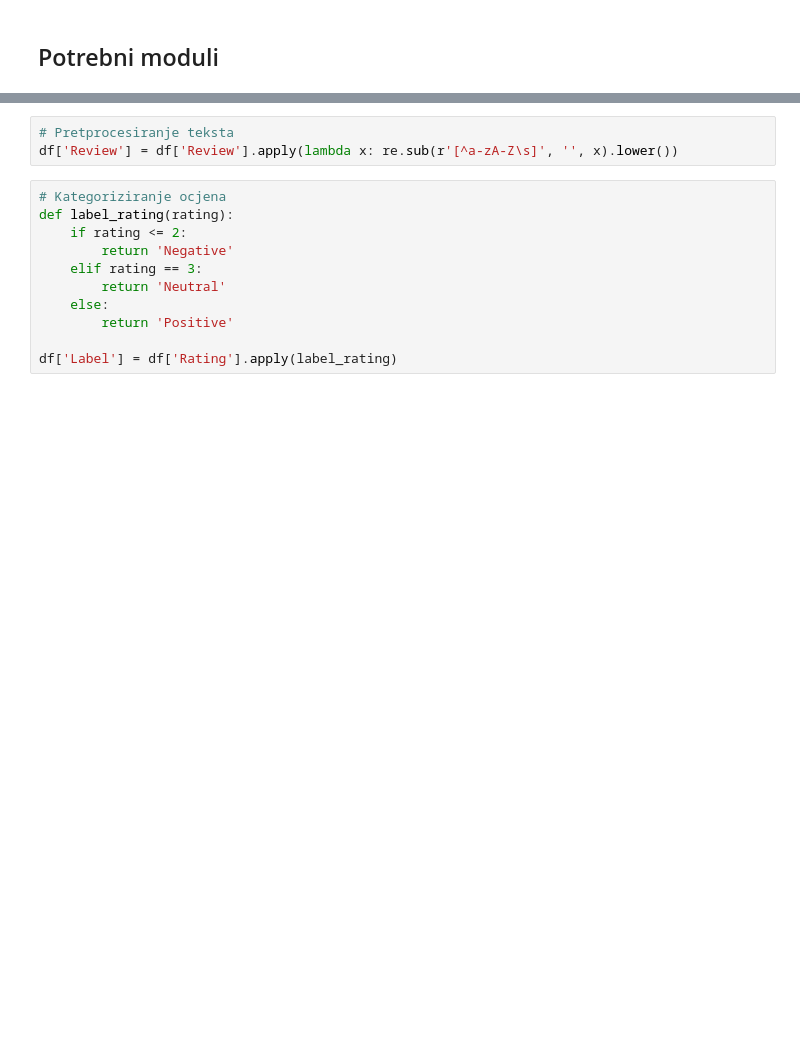
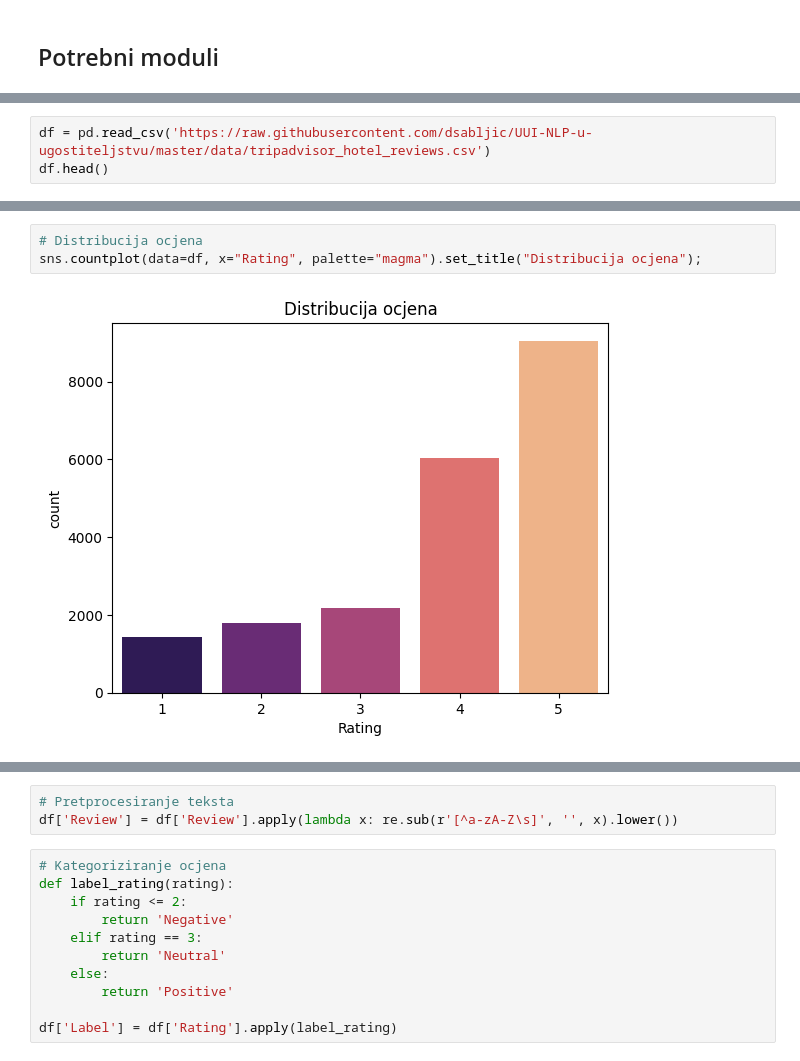
Before and after one commit to dsabljic/UUI-NLP-u-ugostiteljstvu, a Jupyter notebook: SentimentAnalysis.ipynb, the cells around one changed output, grey strips where cells are left out. Cells and saved outputs as stored; diff of their text form; blank space fills up the shorter version.

```diff
--- a/SentimentAnalysis.ipynb
+++ b/SentimentAnalysis.ipynb
@@ -30,0 +35,3 @@ df.head()
+# %%
+df = pd.read_csv('https://raw.githubusercontent.com/dsabljic/UUI-NLP-u-ugostiteljstvu/master/data/tripadvisor_hotel_reviews.csv')
+df.head()
@@ -30,0 +68,5 @@ df.head()
+# %%
+# Distribucija ocjena
+sns.countplot(data=df, x="Rating", palette="magma").set_title("Distribucija ocjena");
+# %% [output]
+[figure, added]
```
Also changed, not shown: parts of 29 cells of this notebook.
